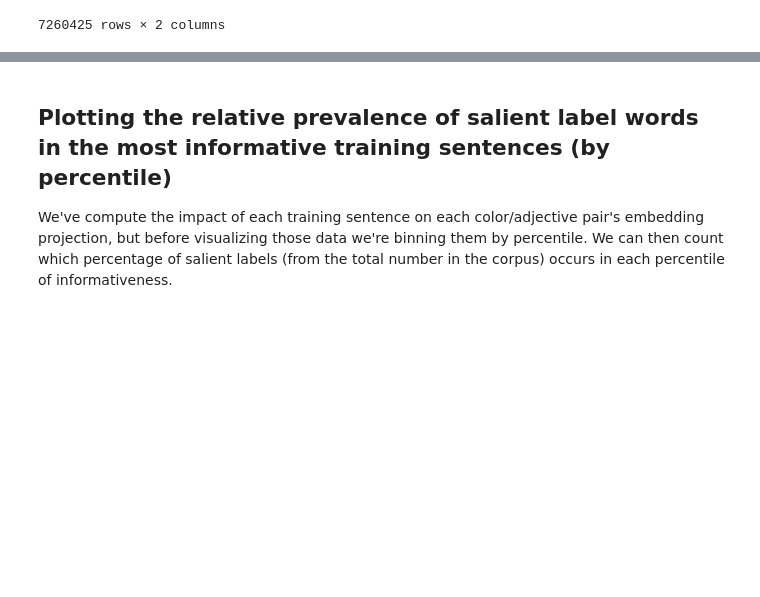
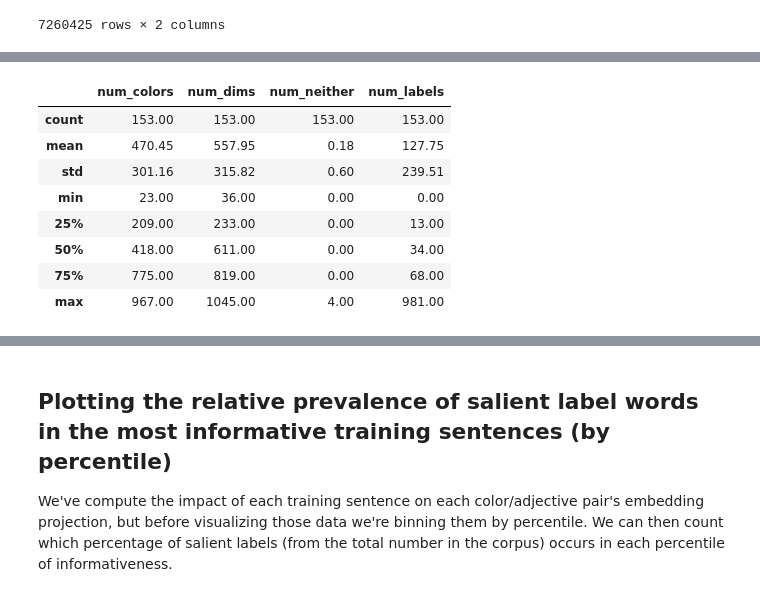
Before and after one commit to jvparidon/color-associations, a Jupyter notebook: experiment_4.ipynb, the cells around one changed output, grey strips where cells are left out. Saved outputs shown, nothing was run; the diff lists cells and outputs as text; code cells hidden in the pictures; blank space fills up the shorter version.

```diff
--- a/experiment_4.ipynb
+++ b/experiment_4.ipynb
@@ -195,3 +208,15 @@ df_counts.to_csv('data/mediator_counts.tsv', sep='\t', index=False)
+# %%
+display(df_stats.describe().round(2))
+# %% [output]
+|  | num_colors | num_dims | num_neither | num_labels |
+| count | 153.00 | 153.00 | 153.00 | 153.00 |
+| mean | 470.45 | 557.95 | 0.18 | 127.75 |
+| std | 301.16 | 315.82 | 0.60 | 239.51 |
+| min | 23.00 | 36.00 | 0.00 | 0.00 |
+| 25% | 209.00 | 233.00 | 0.00 | 13.00 |
+| 50% | 418.00 | 611.00 | 0.00 | 34.00 |
+| 75% | 775.00 | 819.00 | 0.00 | 68.00 |
+| max | 967.00 | 1045.00 | 4.00 | 981.00 |
 # %%
 df_counts = pd.read_csv('data/mediator_counts.tsv', sep='\t')
 display(df_counts)
```
Also changed, not shown: parts of 33 cells of this notebook, 9 other files.
